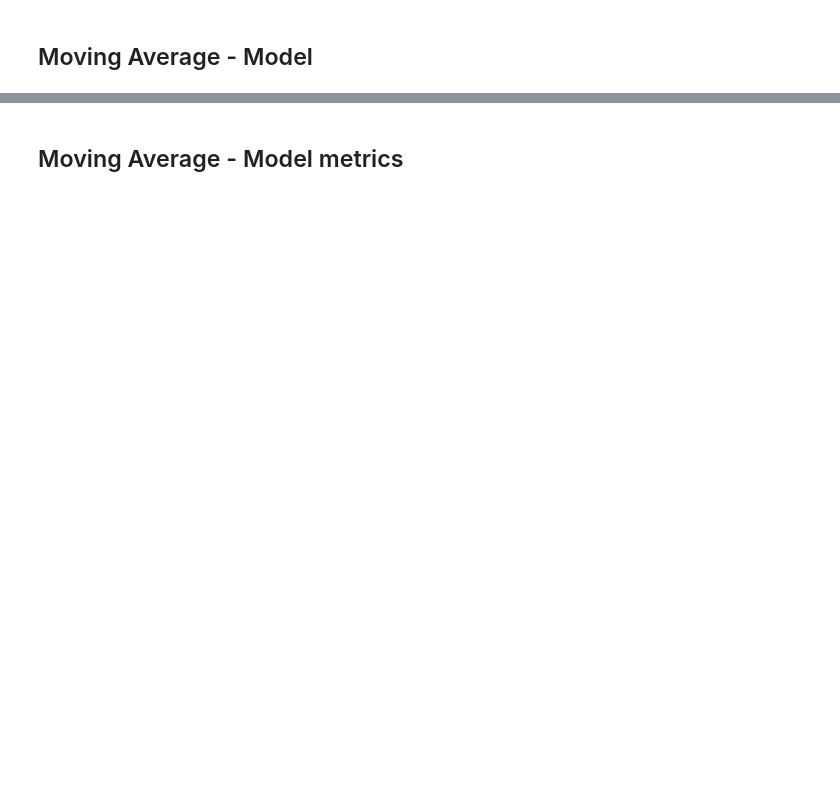
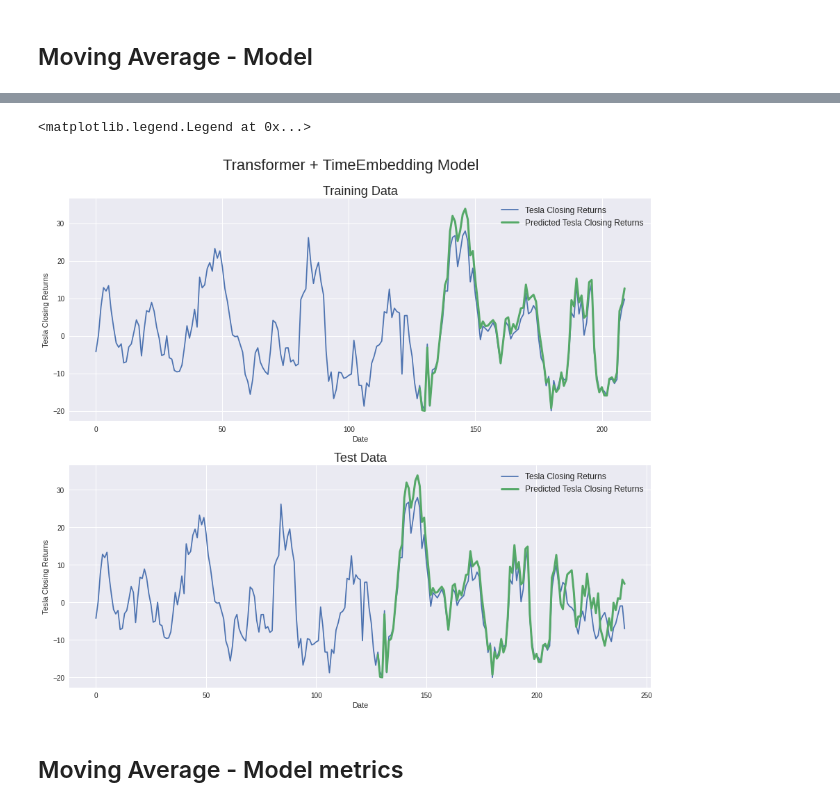
Before and after one commit to XuhuiZhan/BDA, a Jupyter notebook: Stock-Prediction-Models-master/deep-learning/IBM_Transformer+TimeEmbedding.ipynb, the cells around one changed output, grey strips where cells are left out. Drawn from its saved outputs; the diff is of its cells as text; code cells hidden in the pictures; blank space fills up the shorter version.

```diff
--- a/Stock-Prediction-Models-master/deep-learning/IBM_Transformer+TimeEmbedding.ipynb
+++ b/Stock-Prediction-Models-master/deep-learning/IBM_Transformer+TimeEmbedding.ipynb
@@ -919,3 +886,39 @@ Test Data - Loss: 2778.5891, MAE: 37.1892, MAPE: 266.3561
+# %%
+'''Display results'''
+
+fig = plt.figure(figsize=(15,20))
+st = fig.suptitle("Transformer + TimeEmbedding Model", fontsize=22)
+st.set_y(0.92)
+
+#Plot training data results
+ax11 = fig.add_subplot(311)
+ax11.plot(train_data[:, 3], label='Tesla Closing Returns')
+ax11.plot(np.arange(seq_len, train_pred.shape[0]+seq_len), train_pred, linewidth=3, label='Predicted Tesla Closing Returns')
+ax11.set_title("Training Data", fontsize=18)
+ax11.set_xlabel('Date')
+ax11.set_ylabel('Tesla Closing Returns')
+ax11.legend(loc="best", fontsize=12)
+
+# # #Plot validation data results
+# # ax21 = fig.add_subplot(312)
+# # ax21.plot(val_data[:, 3], label='Tesla Closing Returns')
+# # ax21.plot(np.arange(seq_len, val_pred.shape[0]+seq_len), val_pred, linewidth=3, label='Predicted Tesla Closing Returns')
+# # ax21.set_title("Validation Data", fontsize=18)
+# # ax21.set_xlabel('Date')
+# # ax21.set_ylabel('Tesla Closing Returns')
+# # ax21.legend(loc="best", fontsize=12)
+
+#Plot test data results
+ax31 = fig.add_subplot(312)
+ax31.plot(test_data[:, 3], label='Tesla Closing Returns')
+ax31.plot(np.arange(seq_len, test_pred.shape[0]+seq_len), test_pred, linewidth=3, label='Predicted Tesla Closing Returns')
+ax31.set_title("Test Data", fontsize=18)
+ax31.set_xlabel('Date')
+ax31.set_ylabel('Tesla Closing Returns')
+ax31.legend(loc="best", fontsize=12)
+# %% [output]
+<matplotlib.legend.Legend at 0x...>
+[figure, added]
 # %% [markdown]
 ## Moving Average - Model metrics
 # %%
```
Also changed, not shown: parts of 18 cells of this notebook, 2 other files.
